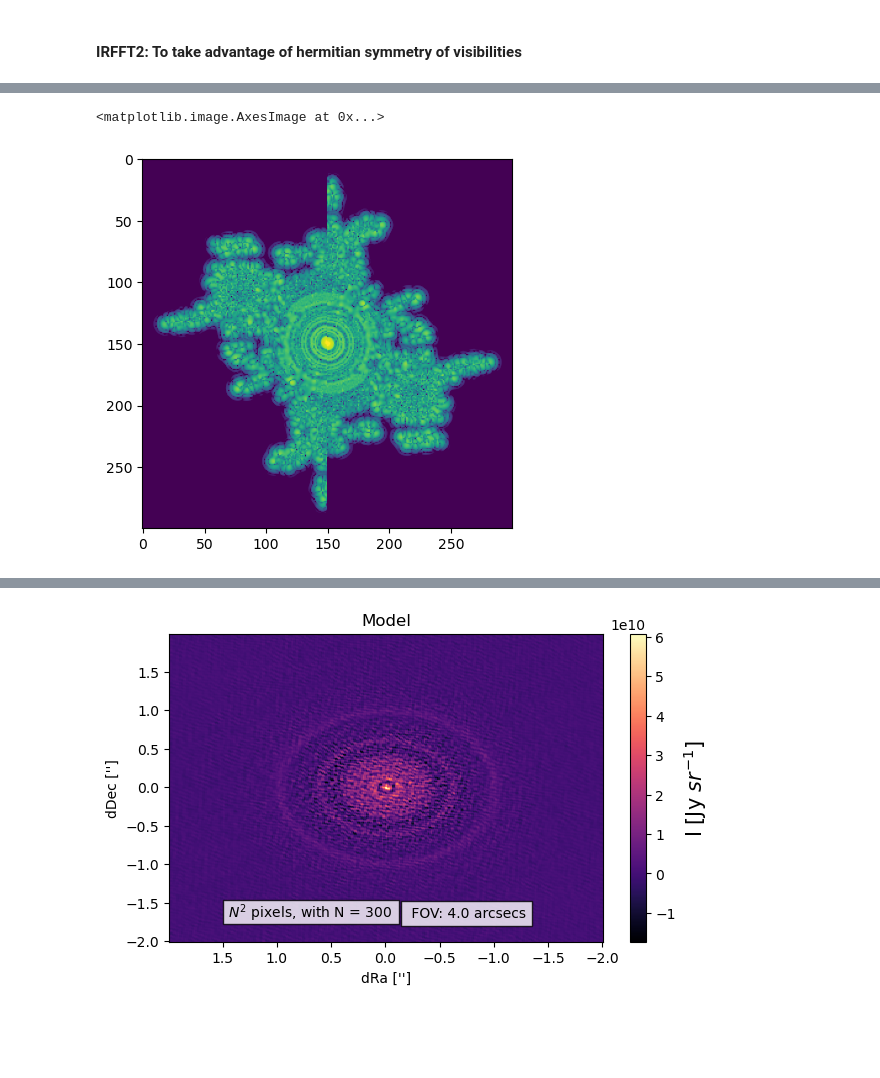
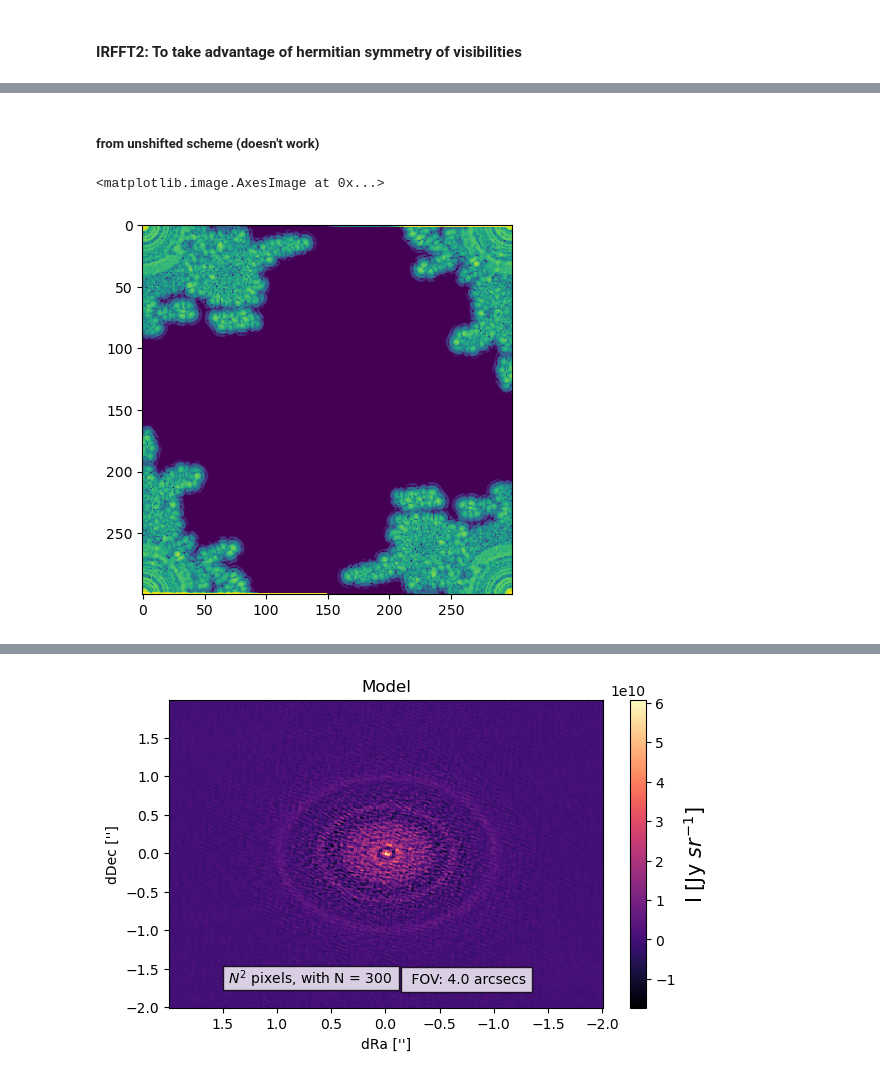
Before and after one commit to mariajmellado/Frank2D, a Jupyter notebook: Notebooks/15_November_realFFT.ipynb, the cells around one changed output, grey strips where cells are left out. Drawn from its saved outputs; the diff is of its cells as text; code cells hidden in the pictures; blank space fills up the shorter version.

```diff
--- a/Notebooks/15_November_realFFT.ipynb
+++ b/Notebooks/15_November_realFFT.ipynb
@@ -233,5 +233,5 @@ vis_sol.shape
 # %% [markdown]
 #### Analyzing shifted vis
 # %%
-vis_sol_shifted = np.fft.fftshift(frank2d.sol_visibility.reshape(FT._Nx, FT._Ny))
+vis_sol = frank2d.sol_visibility.reshape(FT._Nx, FT._Ny)
 # %%
@@ -257,5 +274,5 @@ plt.colorbar()
 # %%
-vis_sol_reduced = vis_sol[:, :FT._Ny //2]
+vis_sol_reduced = vis_sol[:, :FT._Ny //2+1]
 # %%
 plt.imshow(np.log(np.abs(vis_sol_reduced.real)),vmin=-12, vmax=-2)
 # %% [output]
@@ -268,23 +327,24 @@ vis_sol_reduced.shape
+# %% [markdown]
+##### from unshifted scheme (doesn't work)
 # %%
-# Crear el plano completo con dimensiones originales (unshifted)
 vis_sol_full = np.zeros((FT._Nx, FT._Ny), dtype=complex)
 
-# Copiar frecuencias positivas de v (resultado de rfft2)
-vis_sol_full[:, :FT._Ny // 2 + 1] = vis_sol_reduced
+vis_sol_full[:, :FT._Ny // 2] = vis_sol_reduced.copy()
 
 # Completar frecuencias negativas de v usando la simetría Hermitiana
 for u_idx in range(FT._Nx):
-    for v_idx in range(1, FT._Ny // 2):  # Excluimos el índice 0 para evitar duplicados
+    for v_idx in range(0, FT._Ny // 2):
         if u_idx <= FT._Nx // 2:  # Cuadrante superior derecho
             vis_sol_full[u_idx, FT._Ny // 2 + v_idx] = np.conj(
-                vis_sol_reduced[FT._Nx - u_idx - 1, FT._Ny // 2 - v_idx]
+                vis_sol_reduced[FT._Nx - 1 - u_idx, FT._Ny // 2 - 1 - v_idx]
             )
         else:  # Cuadrante inferior derecho
             vis_sol_full[u_idx, FT._Ny // 2 + v_idx] = np.conj(
-                vis_sol_reduced[FT._Nx - u_idx - 1, FT._Ny // 2 - v_idx]
+                vis_sol_reduced[FT._Nx - u_idx, FT._Ny // 2 - 1- v_idx]
             )
 # %%
-plt.imshow(np.log(np.abs(np.fft.fftshift(vis_sol_full.real))),vmin=-12, vmax=-2)
+plt.clf()
+plt.imshow(np.log(np.abs(vis_sol_full.real)),vmin=-12, vmax=-2)
 # %% [output]
 <matplotlib.image.AxesImage at 0x...>
-[figure, old version]
+[figure, new version]
```
Also changed, not shown: parts of 37 cells of this notebook, 3 other files.
